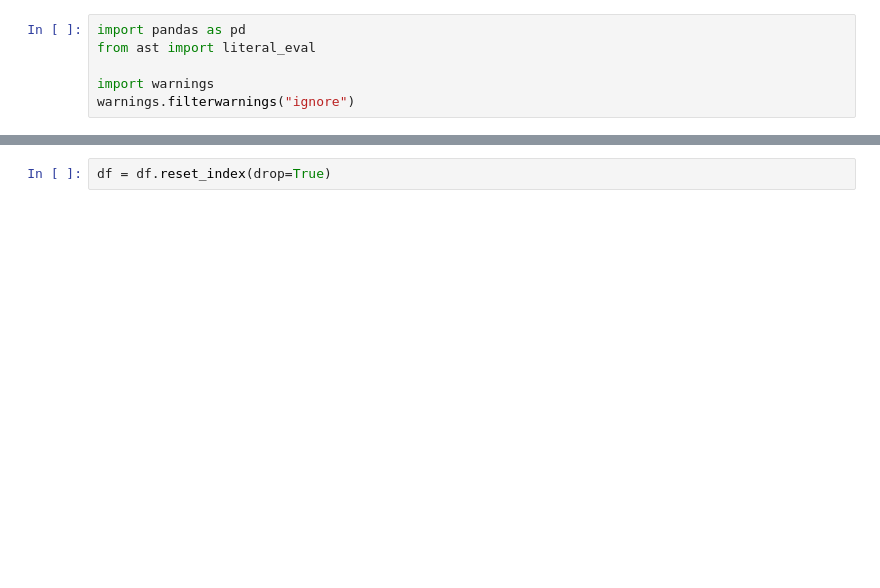
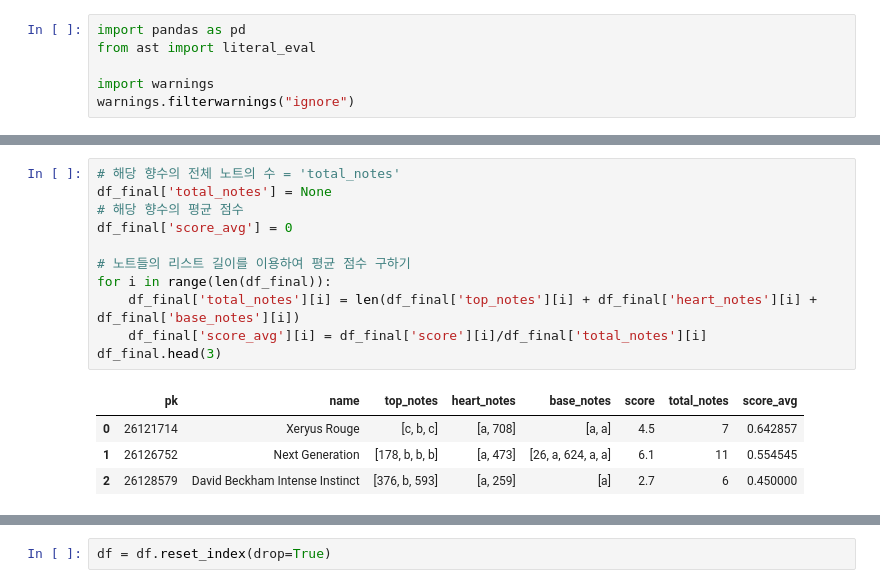
Before and after one commit to Heewon-K/Project-perfume-rec, a Jupyter notebook: code/cat8_results.ipynb, the cells around one changed output, grey strips where cells are left out. Saved outputs shown, nothing was run; the diff lists cells and outputs as text; blank space fills up the shorter version.

```diff
--- a/code/cat8_results.ipynb
+++ b/code/cat8_results.ipynb
@@ -53,0 +305,16 @@ top_notes에 cat8이 있는지 ==> sandalwood값이 있는지로 바꿔야함
+# %%
+# 해당 향수의 전체 노트의 수 = 'total_notes'
+df_final['total_notes'] = None
+# 해당 향수의 평균 점수
+df_final['score_avg'] = 0
+
+# 노트들의 리스트 길이를 이용하여 평균 점수 구하기
+for i in range(len(df_final)):
+    df_final['total_notes'][i] = len(df_final['top_notes'][i] + df_final['heart_notes'][i] + df_final['base_notes'][i])
+    df_final['score_avg'][i] = df_final['score'][i]/df_final['total_notes'][i]
+df_final.head(3)
+# %% [output]
+|  | pk | name | top_notes | heart_notes | base_notes | score | total_notes | score_avg |
+| 0 | 26121714 | Xeryus Rouge | [c, b, c] | [a, 708] | [a, a] | 4.5 | 7 | 0.642857 |
+| 1 | 26126752 | Next Generation | [178, b, b, b] | [a, 473] | [26, a, 624, a, a] | 6.1 | 11 | 0.554545 |
+| 2 | 26128579 | David Beckham Intense Instinct | [376, b, 593] | [a, 259] | [a] | 2.7 | 6 | 0.450000 |
```
Also changed, not shown: parts of 45 cells of this notebook.
